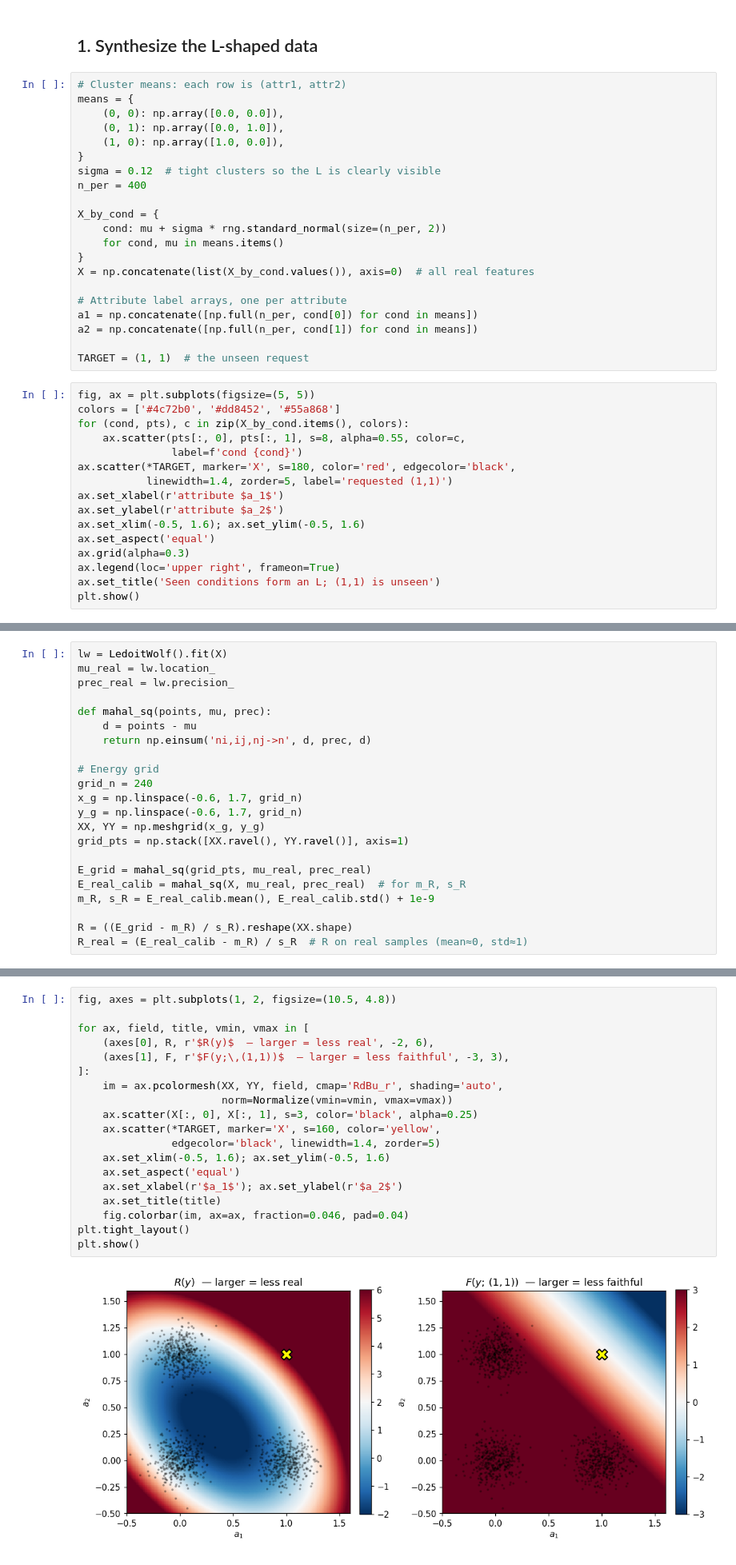
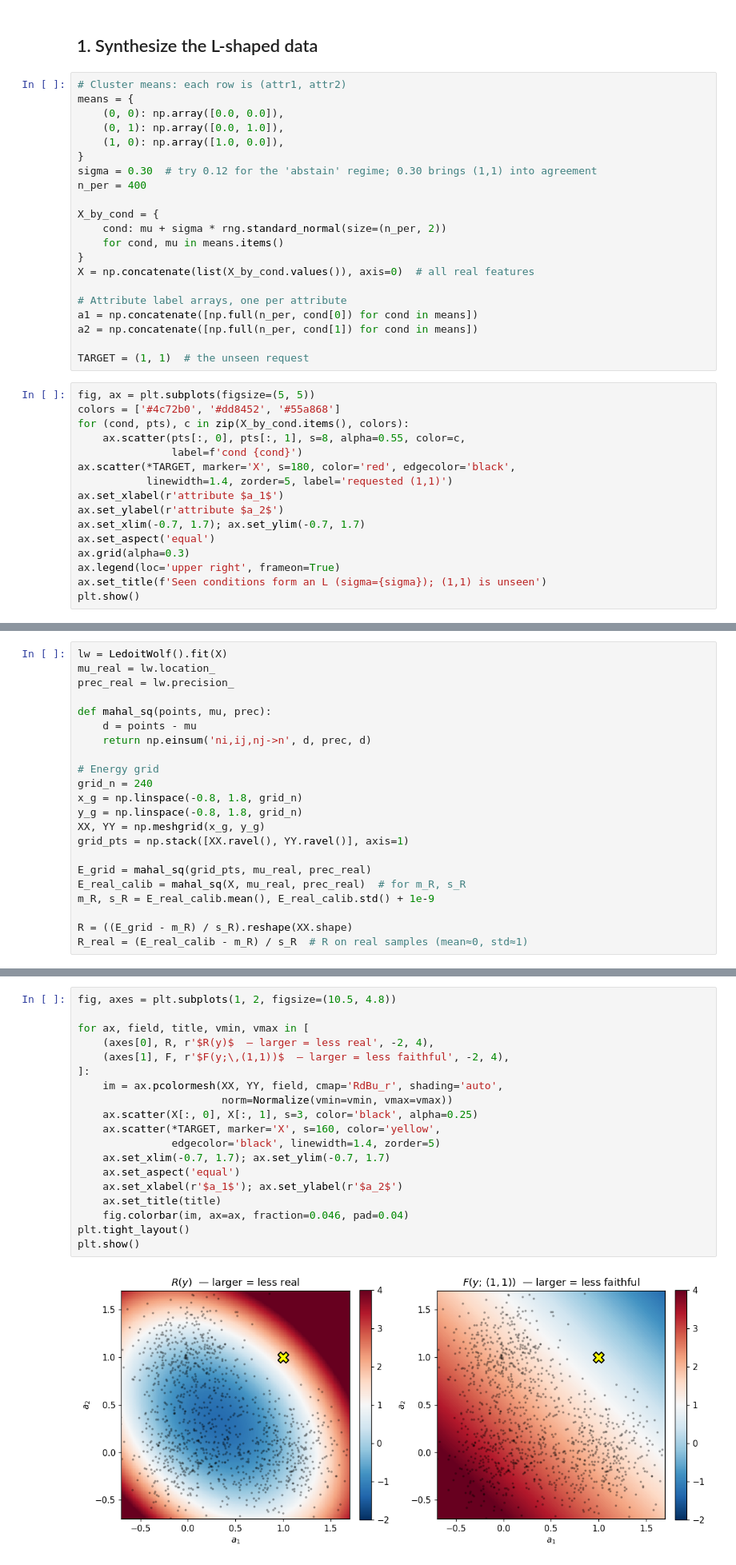
Before and after one commit to berkerdemirel/faithful-cond-gen, a Jupyter notebook: demo/trust_score_l_shape.ipynb, the cells around one changed output, grey strips where cells are left out. Shown at 80% size. Saved outputs shown, nothing was run; the diff lists cells and outputs as text.

```diff
--- a/demo/trust_score_l_shape.ipynb
+++ b/demo/trust_score_l_shape.ipynb
@@ -31,7 +33,7 @@ means = {
     (0, 1): np.array([0.0, 1.0]),
     (1, 0): np.array([1.0, 0.0]),
 }
-sigma = 0.12  # tight clusters so the L is clearly visible
+sigma = 0.30  # try 0.12 for the 'abstain' regime; 0.30 brings (1,1) into agreement
 n_per = 400
 
 X_by_cond = {
@@ -55,10 +57,10 @@ ax.scatter(*TARGET, marker='X', s=180, color='red', edgecolor='black',
            linewidth=1.4, zorder=5, label='requested (1,1)')
 ax.set_xlabel(r'attribute $a_1$')
 ax.set_ylabel(r'attribute $a_2$')
-ax.set_xlim(-0.5, 1.6); ax.set_ylim(-0.5, 1.6)
+ax.set_xlim(-0.7, 1.7); ax.set_ylim(-0.7, 1.7)
 ax.set_aspect('equal')
 ax.grid(alpha=0.3)
 ax.legend(loc='upper right', frameon=True)
-ax.set_title('Seen conditions form an L; (1,1) is unseen')
+ax.set_title(f'Seen conditions form an L (sigma={sigma}); (1,1) is unseen')
 plt.show()
 # %% [output]
@@ -80,8 +82,8 @@ def mahal_sq(points, mu, prec):
 
 # Energy grid
 grid_n = 240
-x_g = np.linspace(-0.6, 1.7, grid_n)
-y_g = np.linspace(-0.6, 1.7, grid_n)
+x_g = np.linspace(-0.8, 1.8, grid_n)
+y_g = np.linspace(-0.8, 1.8, grid_n)
 XX, YY = np.meshgrid(x_g, y_g)
 grid_pts = np.stack([XX.ravel(), YY.ravel()], axis=1)
 
@@ -179,24 +181,24 @@ Both panels use the same orientation: **blue = small value (good), red = large v
 # %%
 fig, axes = plt.subplots(1, 2, figsize=(10.5, 4.8))
 
 for ax, field, title, vmin, vmax in [
-    (axes[0], R, r'$R(y)$  — larger = less real', -2, 6),
-    (axes[1], F, r'$F(y;\,(1,1))$  — larger = less faithful', -3, 3),
+    (axes[0], R, r'$R(y)$  — larger = less real', -2, 4),
+    (axes[1], F, r'$F(y;\,(1,1))$  — larger = less faithful', -2, 4),
 ]:
     im = ax.pcolormesh(XX, YY, field, cmap='RdBu_r', shading='auto',
                        norm=Normalize(vmin=vmin, vmax=vmax))
     ax.scatter(X[:, 0], X[:, 1], s=3, color='black', alpha=0.25)
     ax.scatter(*TARGET, marker='X', s=160, color='yellow',
                edgecolor='black', linewidth=1.4, zorder=5)
-    ax.set_xlim(-0.5, 1.6); ax.set_ylim(-0.5, 1.6)
+    ax.set_xlim(-0.7, 1.7); ax.set_ylim(-0.7, 1.7)
     ax.set_aspect('equal')
     ax.set_xlabel(r'$a_1$'); ax.set_ylabel(r'$a_2$')
     ax.set_title(title)
     fig.colorbar(im, ax=ax, fraction=0.046, pad=0.04)
 plt.tight_layout()
 plt.show()
 # %% [output]
-[figure, old version]
+[figure, new version]
 # %% [markdown]
 **Read the heatmaps.** $R$ is small (blue) along the L — the real support — and grows as you leave it, including toward the requested $(1,1)$ corner. $F$ for target $(1,1)$ is small (blue) in the upper-right quadrant, because samples there are closer to the seen $a_1{=}1$ and $a_2{=}1$ prototypes than to their respective $0$-competitors. The two components prefer **opposite regions**.
 # %% [markdown]
```
Also changed, not shown: parts of 4 cells of this notebook, 1 other file.
